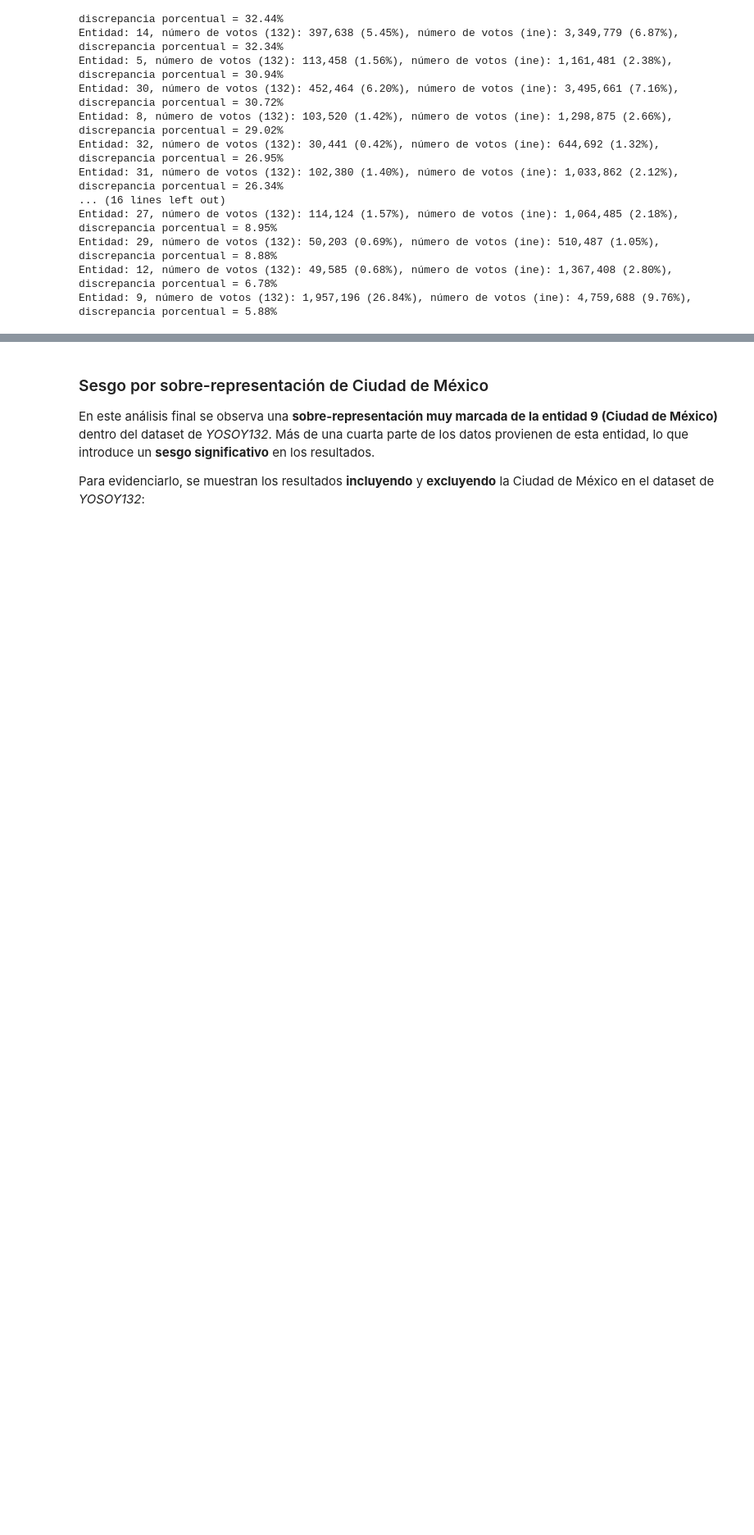
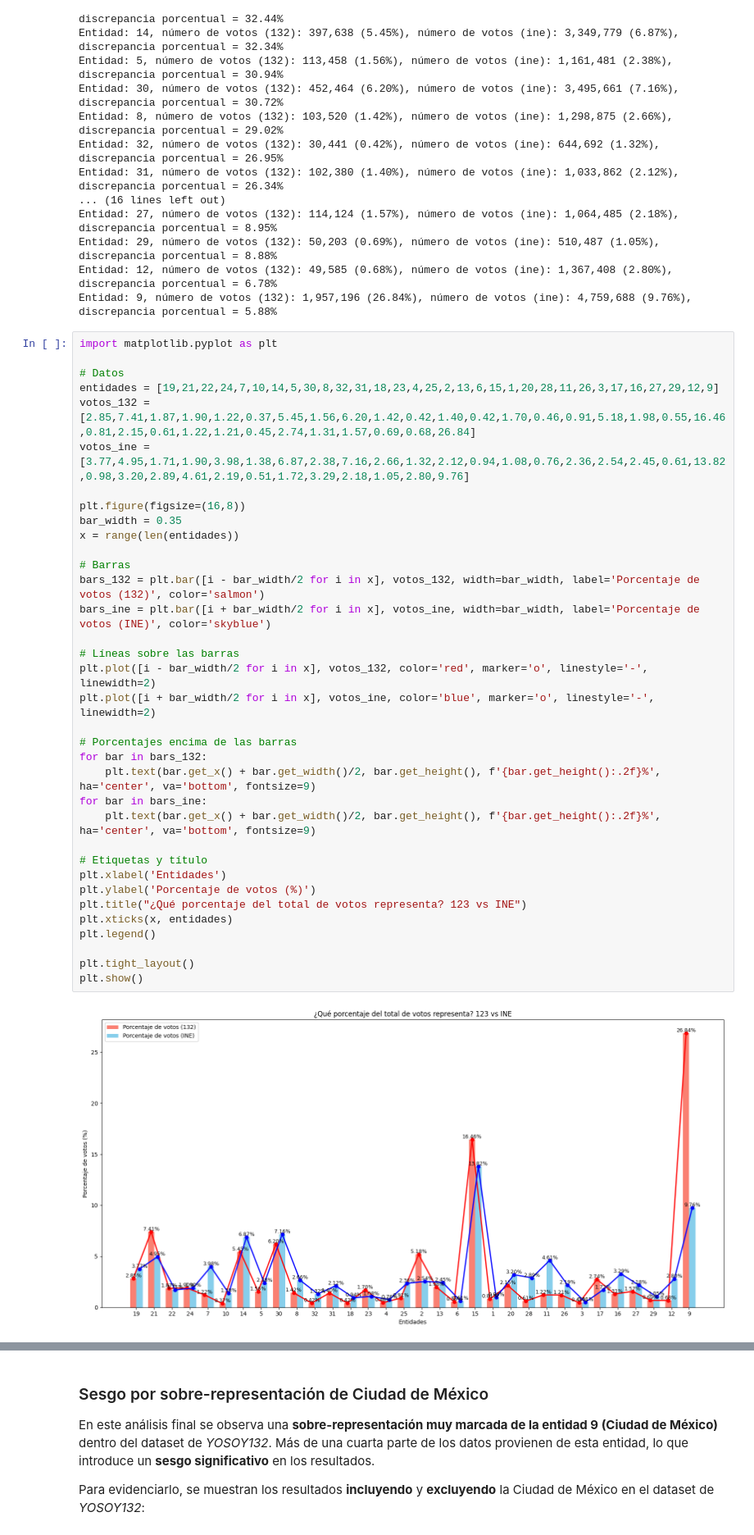
Before and after one commit to JoseAque/Ciencia-de-Datos, a Jupyter notebook: CD_04_Diccionarios/CD_04_PrimerProyecto_NOMBRE_APELLIDO.ipynb, the cells around one changed output, grey strips where cells are left out. Shown: that part at 82% size. Cells and saved outputs as stored; diff of their text form; blank space fills up the shorter version.

```diff
--- a/CD_04_Diccionarios/CD_04_PrimerProyecto_NOMBRE_APELLIDO.ipynb
+++ b/CD_04_Diccionarios/CD_04_PrimerProyecto_NOMBRE_APELLIDO.ipynb
@@ -537,3 +537,40 @@ Entidad: 27, número de votos (132): 114,124 (1.57%), número de votos (ine): 1,
 Entidad: 29, número de votos (132): 50,203 (0.69%), número de votos (ine): 510,487 (1.05%), discrepancia porcentual = 8.88%
 Entidad: 12, número de votos (132): 49,585 (0.68%), número de votos (ine): 1,367,408 (2.80%), discrepancia porcentual = 6.78%
 Entidad: 9, número de votos (132): 1,957,196 (26.84%), número de votos (ine): 4,759,688 (9.76%), discrepancia porcentual = 5.88%
+# %%
+import matplotlib.pyplot as plt
+
+# Datos
+entidades = [19,21,22,24,7,10,14,5,30,8,32,31,18,23,4,25,2,13,6,15,1,20,28,11,26,3,17,16,27,29,12,9]
+votos_132 = [2.85,7.41,1.87,1.90,1.22,0.37,5.45,1.56,6.20,1.42,0.42,1.40,0.42,1.70,0.46,0.91,5.18,1.98,0.55,16.46,0.81,2.15,0.61,1.22,1.21,0.45,2.74,1.31,1.57,0.69,0.68,26.84]
+votos_ine = [3.77,4.95,1.71,1.90,3.98,1.38,6.87,2.38,7.16,2.66,1.32,2.12,0.94,1.08,0.76,2.36,2.54,2.45,0.61,13.82,0.98,3.20,2.89,4.61,2.19,0.51,1.72,3.29,2.18,1.05,2.80,9.76]
+
+plt.figure(figsize=(16,8))
+bar_width = 0.35
+x = range(len(entidades))
+
+# Barras
+bars_132 = plt.bar([i - bar_width/2 for i in x], votos_132, width=bar_width, label='Porcentaje de votos (132)', color='salmon')
+bars_ine = plt.bar([i + bar_width/2 for i in x], votos_ine, width=bar_width, label='Porcentaje de votos (INE)', color='skyblue')
+
+# Líneas sobre las barras
+plt.plot([i - bar_width/2 for i in x], votos_132, color='red', marker='o', linestyle='-', linewidth=2)
+plt.plot([i + bar_width/2 for i in x], votos_ine, color='blue', marker='o', linestyle='-', linewidth=2)
+
+# Porcentajes encima de las barras
+for bar in bars_132:
+    plt.text(bar.get_x() + bar.get_width()/2, bar.get_height(), f'{bar.get_height():.2f}%', ha='center', va='bottom', fontsize=9)
+for bar in bars_ine:
+    plt.text(bar.get_x() + bar.get_width()/2, bar.get_height(), f'{bar.get_height():.2f}%', ha='center', va='bottom', fontsize=9)
+
+# Etiquetas y título
+plt.xlabel('Entidades')
+plt.ylabel('Porcentaje de votos (%)')
+plt.title("¿Qué porcentaje del total de votos representa? 123 vs INE")
+plt.xticks(x, entidades)
+plt.legend()
+
+plt.tight_layout()
+plt.show()
+# %% [output]
+[figure, added]
```
Also changed, not shown: parts of 2 cells of this notebook.
